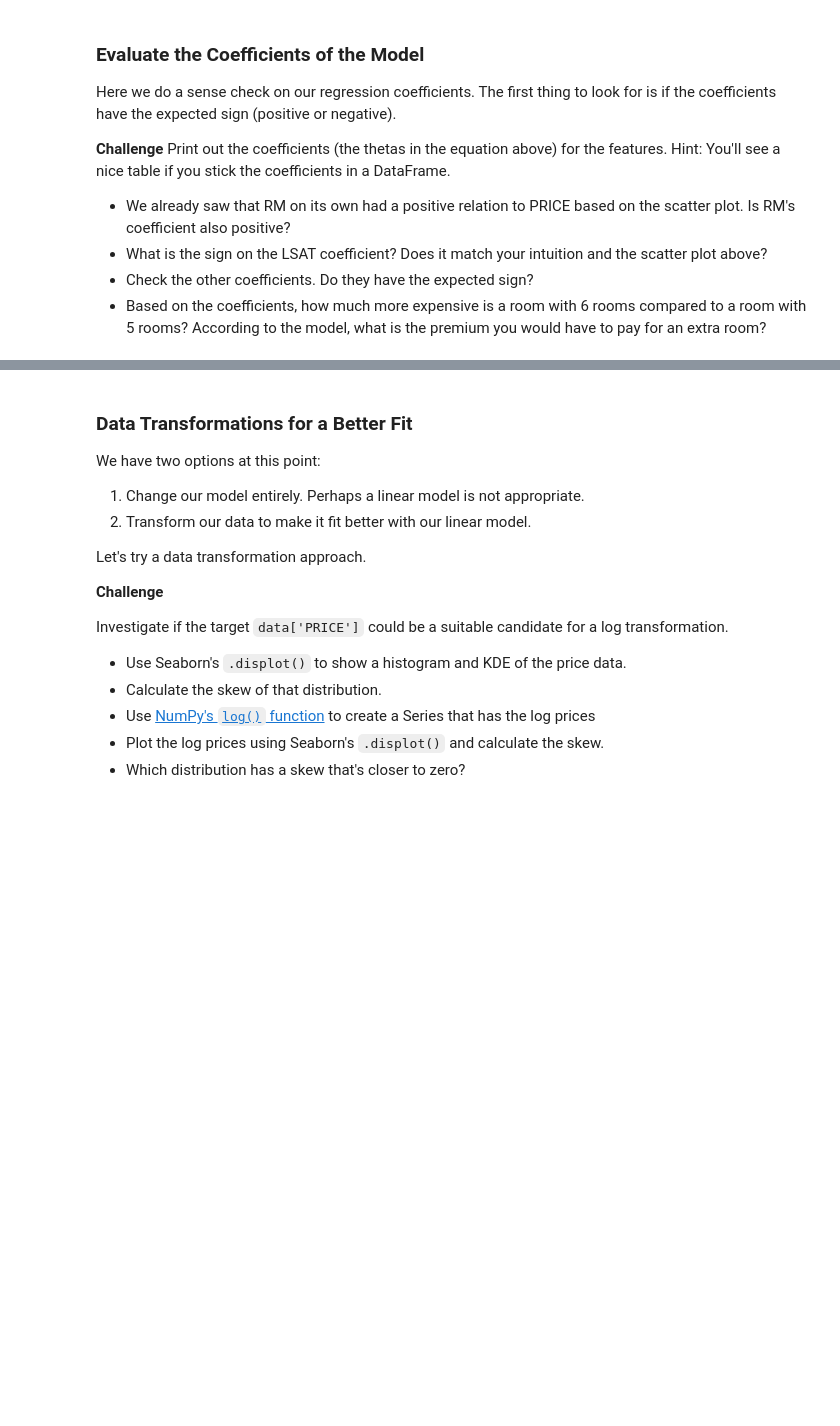
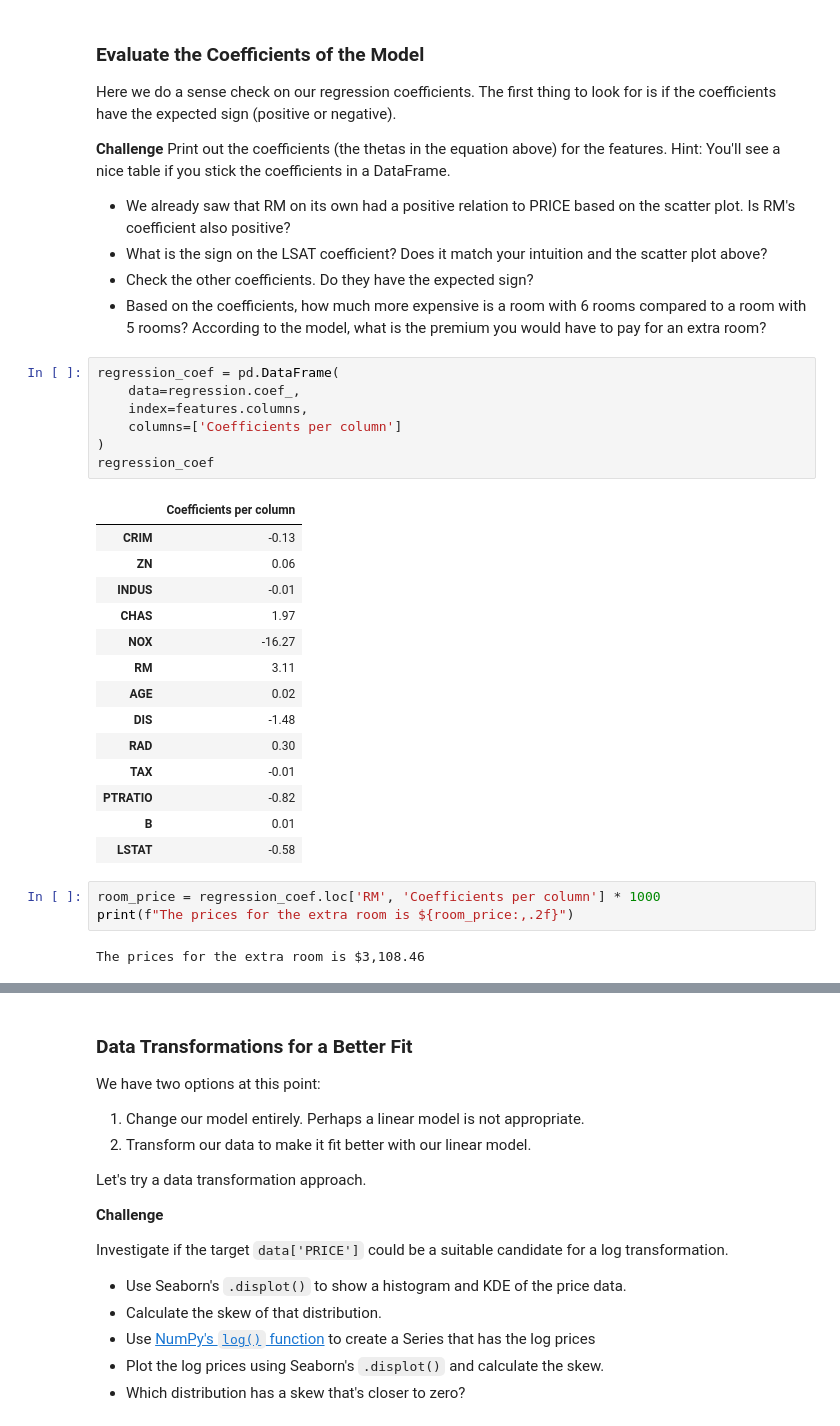
Before and after one commit to juandrzej/100days_of_code, a Jupyter notebook: 100days_of_code_day81_boston_house_prices/Multivariable_Regression_and_Valuation_Model.ipynb, the cells around one changed output, grey strips where cells are left out. Drawn from its saved outputs; the diff is of its cells as text; blank space fills up the shorter version.

```diff
--- a/100days_of_code_day81_boston_house_prices/Multivariable_Regression_and_Valuation_Model.ipynb
+++ b/100days_of_code_day81_boston_house_prices/Multivariable_Regression_and_Valuation_Model.ipynb
@@ -381,6 +406,33 @@ Here we do a sense check on our regression coefficients. The first thing to look
 * What is the sign on the LSAT coefficient? Does it match your intuition and the scatter plot above?
 * Check the other coefficients. Do they have the expected sign?
 * Based on the coefficients, how much more expensive is a room with 6 rooms compared to a room with 5 rooms? According to the model, what is the premium you would have to pay for an extra room?
+# %%
+regression_coef = pd.DataFrame(
+    data=regression.coef_,
+    index=features.columns,
+    columns=['Coefficients per column']
+)
+regression_coef
+# %% [output]
+|  | Coefficients per column |
+| CRIM | -0.13 |
+| ZN | 0.06 |
+| INDUS | -0.01 |
+| CHAS | 1.97 |
+| NOX | -16.27 |
+| RM | 3.11 |
+| AGE | 0.02 |
+| DIS | -1.48 |
+| RAD | 0.30 |
+| TAX | -0.01 |
+| PTRATIO | -0.82 |
+| B | 0.01 |
+| LSTAT | -0.58 |
+# %%
+room_price = regression_coef.loc['RM', 'Coefficients per column'] * 1000
+print(f"The prices for the extra room is ${room_price:,.2f}")
+# %% [output]
+The prices for the extra room is $3,108.46
 # %% [markdown]
 ### Analyse the Estimated Values & Regression Residuals
 
```
Also changed, not shown: parts of 7 cells of this notebook.
